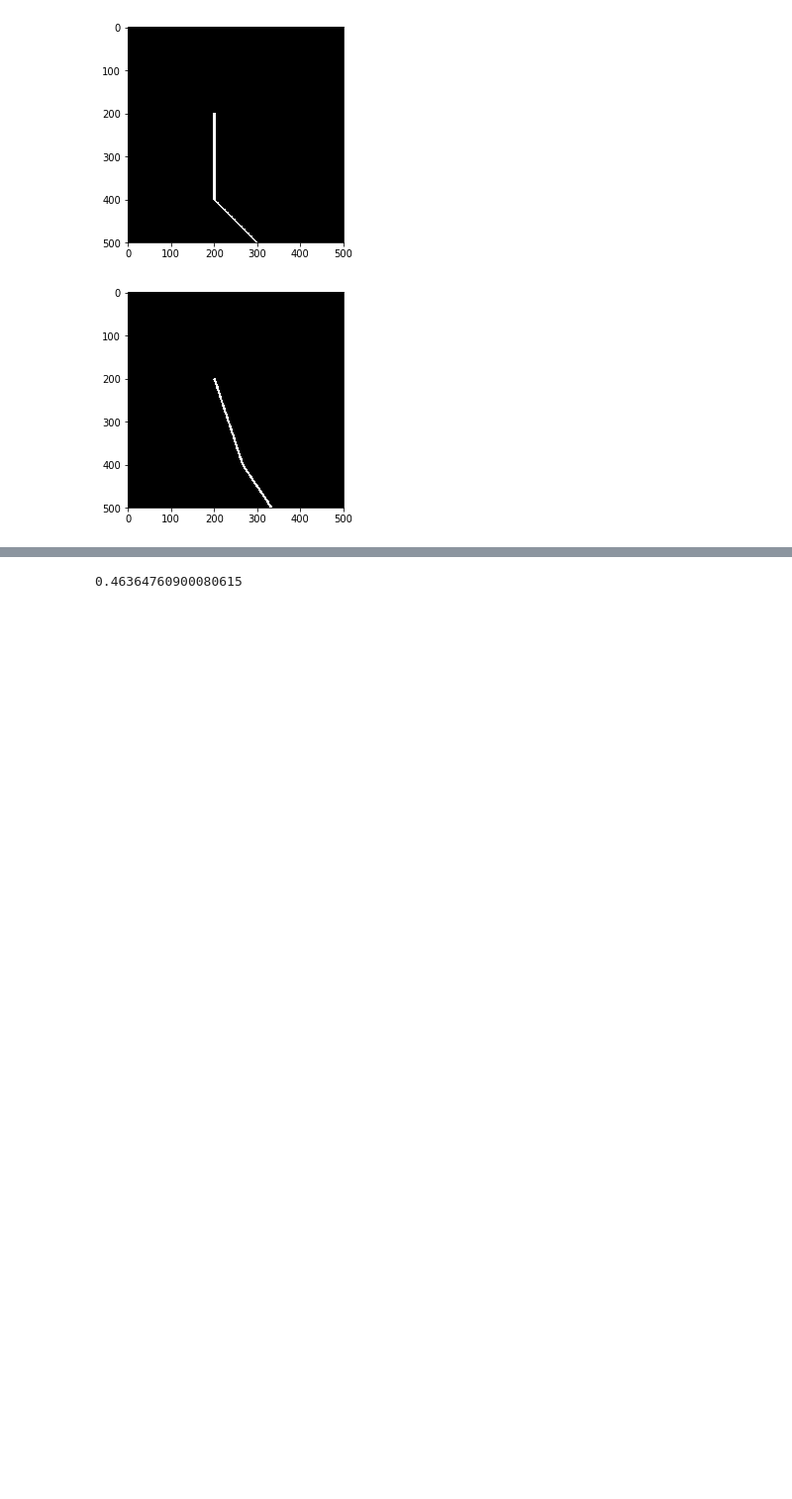
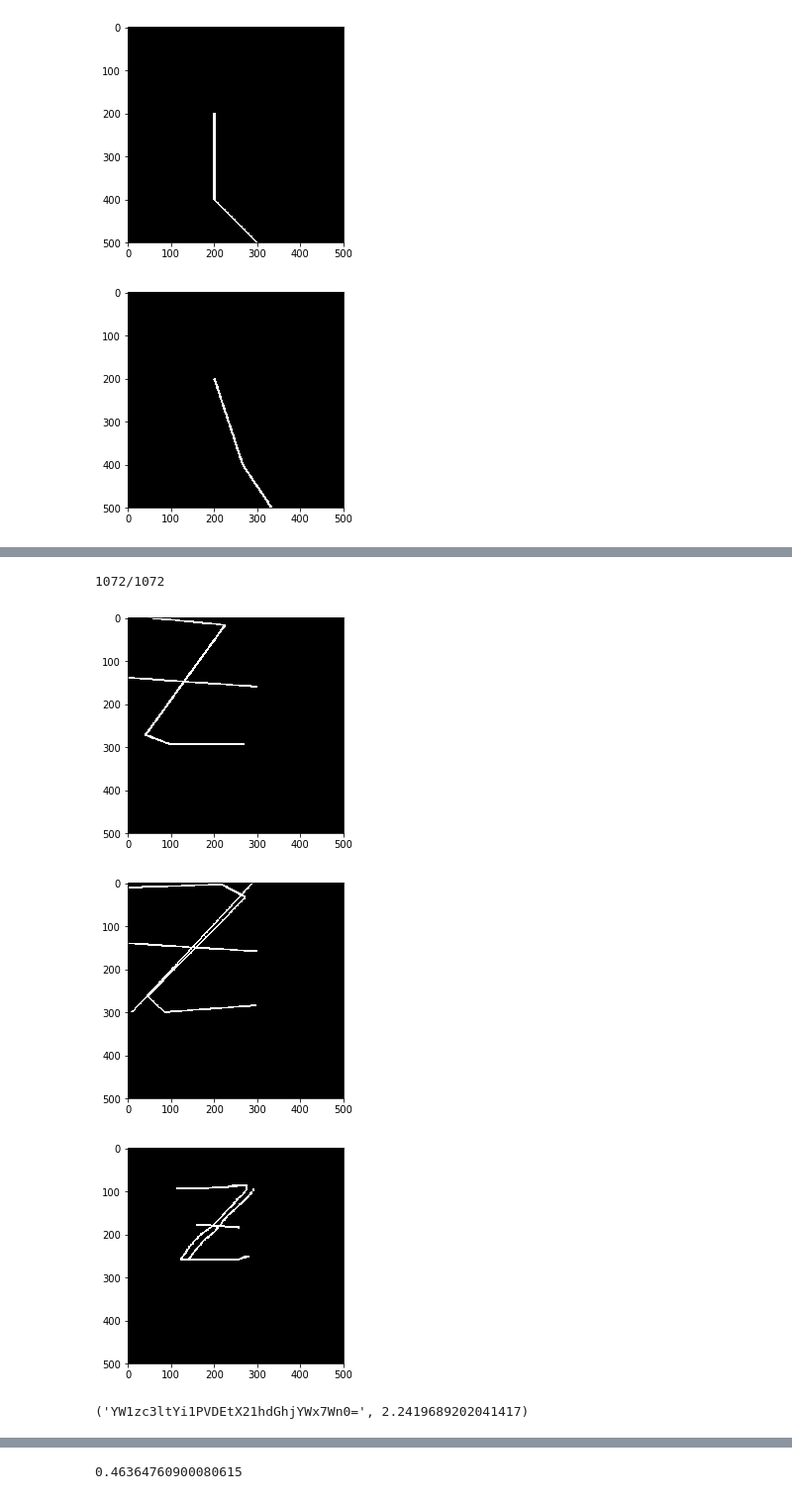
Before and after one commit to iolucas/mathwhat, a Jupyter notebook: implement_detexify.ipynb, the cells around one changed output, grey strips where cells are left out. Shown at 99% size. Saved outputs shown, nothing was run; the diff lists cells and outputs as text; code cells hidden in the pictures; blank space fills up the shorter version.

```diff
--- a/implement_detexify.ipynb
+++ b/implement_detexify.ipynb
@@ -391,0 +492,12 @@ def aspect_fit(source, target):
+# %%
+snapshot = json.loads(open(r"C:\Users\du0x\Desktop\detexify\detexify-hs-backend\snapshot.json").read())
+# %%
+def arr_from_dict(d, scale=1):
+    arr = list()
+
+    for s in d:
+        s_arr = list()
+        for dict_data in s:
+           s_arr.append((dict_data['x']*scale, dict_data['y']*scale))
+        arr.append(s_arr)
+    return arr
@@ -391,0 +515,53 @@ def aspect_fit(source, target):
+# %%
+#classifyWithClassifier :: Sample s => Classifier s -> s -> IO Results
+#classifyWithClassifier c@(Classifier k t) unknown = do
+#  samples <- getSamples c
+#  return $ (sort . toScores . Hash.toList . Hash.map mindist) samples where
+#    toScores = map (\(id, score) -> Score id score)
+#    mindist = (meanmin 2) . (map (\next -> distance unknown next))
+#    meanmin n unsorted = mean (take n sorted) where
+#      sorted = sort unsorted
+#      mean = (\(a,b) -> (a/b)) . (foldl (\(a,b) c -> (a+c,b+1)) (0,0))
+
+from collections import Counter
+
+snapshot_size = len(snapshot)
+
+def classifyWithClassifier(strokes):
+    scores = Counter()
+    strokes = process(strokes)
+
+    concat_strokes = concat_list(strokes)
+
+    for i, (id_value, samples) in enumerate(snapshot.items()):
+        print("\r{}/{}".format(i+1, snapshot_size), end="")
+
+        distance_values = list()
+
+        for sample in samples:
+            sample = arr_from_dict(sample['strokes'])
+            concat_sample = concat_list(sample)
+            distance_value = strokes_distance(concat_strokes, concat_sample)
+            distance_values.append(distance_value)
+
+        distance_values = sorted(distance_values)
+        mean_min = sum(distance_values[:2])/2
+
+        scores[id_value] = mean_min
+
+    return scores
+
+def concat_list(a):
+    concat_a = list()
+    for d in a:
+        concat_a += d
+    return concat_a
+
+def strokes_distance(a, b):
+    distance, path = fastdtw(a, b, dist=manhattan)
+
+    return distance
+
+scores_values = classifyWithClassifier(dataset[100])
+# %% [output]
+1072/1072
@@ -391,0 +570,15 @@ def aspect_fit(source, target):
+# %%
+draw_image(arr_from_dict(snapshot['YW1zc3ltYi1PVDEtX21hdGhjYWx7Wn0='][10]['strokes'], 300))
+plt.show()
+draw_image(process(dataset[100], 300))
+plt.show()
+draw_image(dataset[100])
+plt.show()
+# %% [output]
+[figure, added]
+[figure, added]
+[figure, added]
+# %%
+scores_values.most_common()[-1]
+# %% [output]
+('YW1zc3ltYi1PVDEtX21hdGhjYWx7Wn0=', 2.2419689202041417)
```
Also changed, not shown: parts of 34 cells of this notebook, 1 other file.
